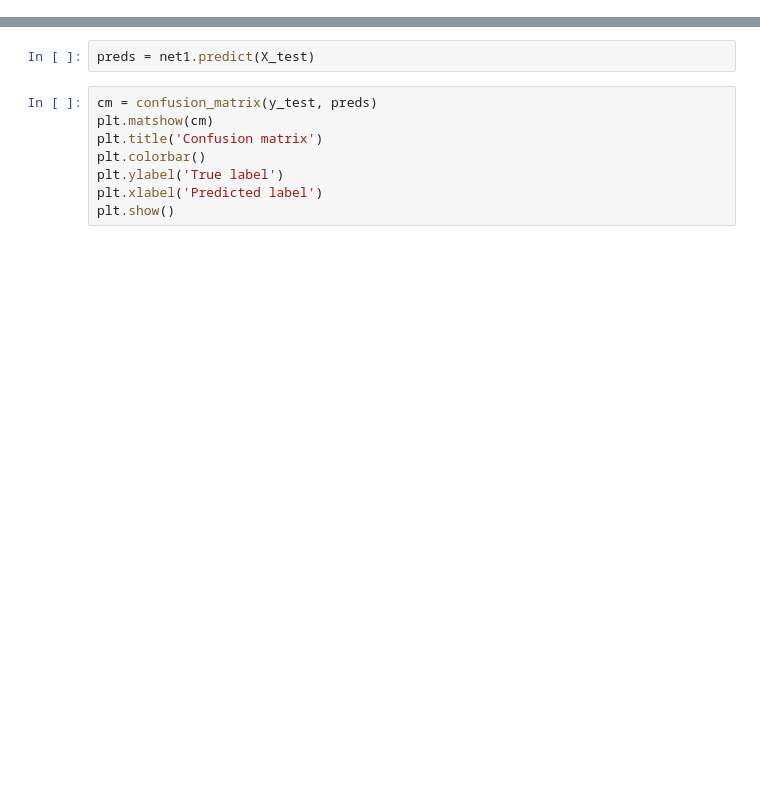
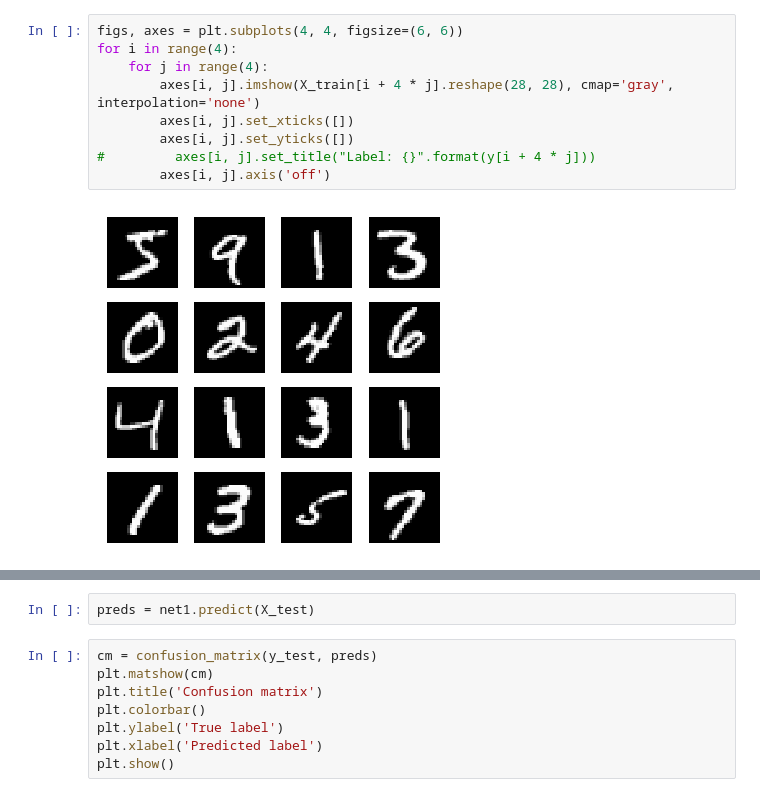
Before and after one commit to sakares/visual-cnn-mnist-lasagne, a Jupyter notebook: mnist-viz-net.ipynb, the cells around one changed output, grey strips where cells are left out. Saved outputs shown, nothing was run; the diff lists cells and outputs as text; blank space fills up the shorter version.

```diff
--- a/mnist-viz-net.ipynb
+++ b/mnist-viz-net.ipynb
@@ -68 +109,12 @@ X_train, y_train, X_val, y_val, X_test, y_test = load_dataset()
+# %%
+figs, axes = plt.subplots(4, 4, figsize=(6, 6))
+for i in range(4):
+    for j in range(4):
+        axes[i, j].imshow(X_train[i + 4 * j].reshape(28, 28), cmap='gray', interpolation='none')
+        axes[i, j].set_xticks([])
+        axes[i, j].set_yticks([])
+#         axes[i, j].set_title("Label: {}".format(y[i + 4 * j]))
+        axes[i, j].axis('off')
+# %% [output]
+[figure, added]
 # %%
```
Also changed, not shown: parts of 28 cells of this notebook, 1 other file.
